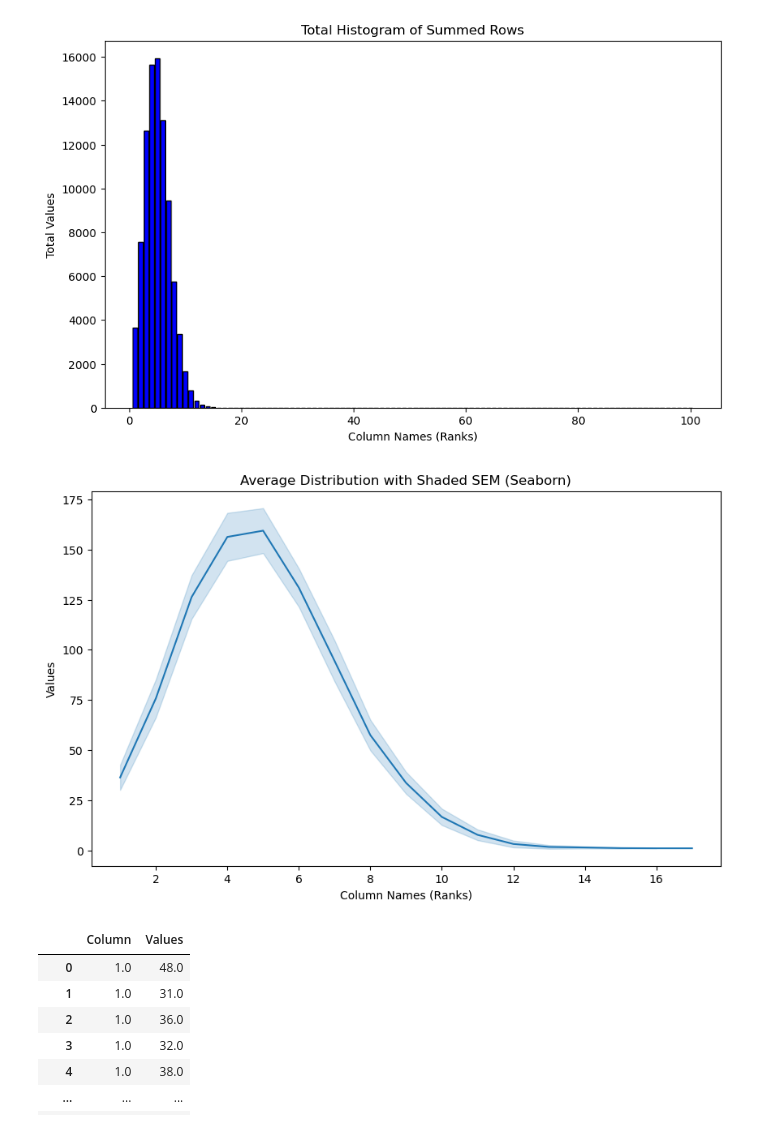
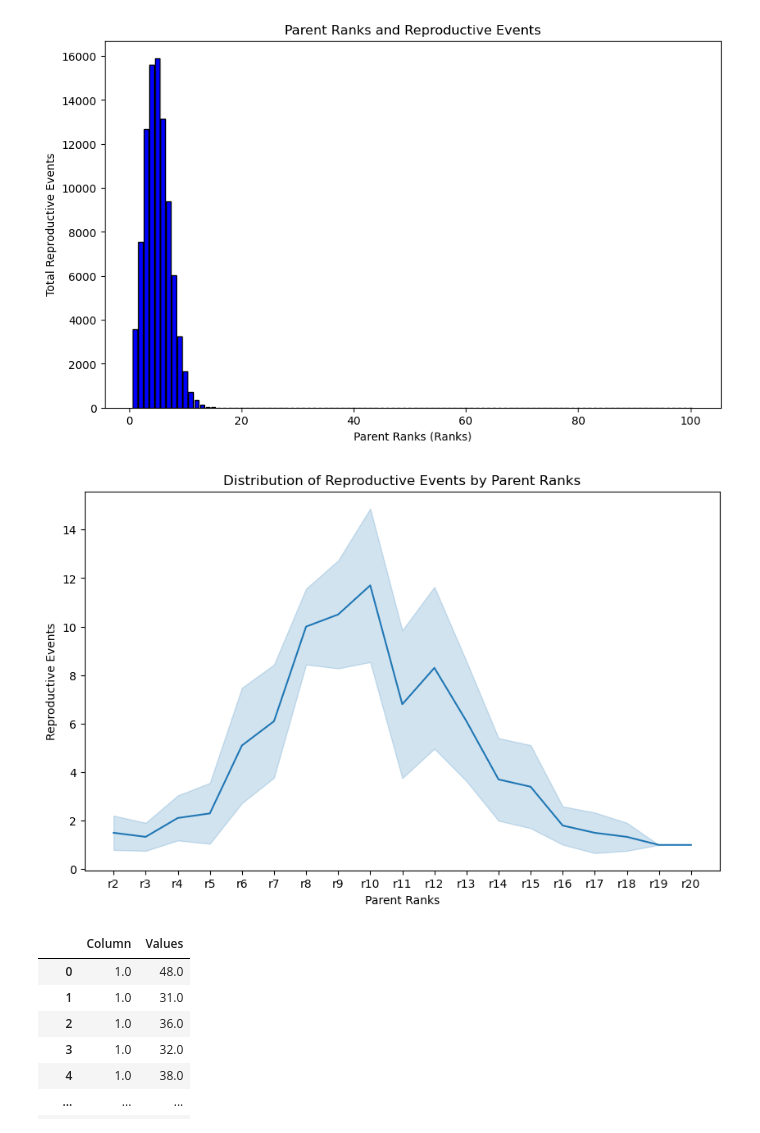
Before and after one commit to ko222uky/odell_tsptools_module, a Jupyter notebook: project4_main/test.ipynb, the cells around one changed output. Cells and saved outputs as stored; diff of their text form; code cells hidden in the pictures.

Commit message:
Finished GA algorithm with one crossover method and simple mutation. Plotting features included. Needs GUI.

```diff
--- a/project4_main/test.ipynb
+++ b/project4_main/test.ipynb
@@ -113,39 +119,52 @@ plt.figure(figsize=(10, 6))
 plt.bar(total_values.index, total_values.values, color='blue', edgecolor='black')
 
 # Add labels and title
-plt.xlabel('Column Names (Ranks)')
-plt.ylabel('Total Values')
-plt.title('Total Histogram of Summed Rows')
+plt.xlabel('Parent Ranks (Ranks)')
+plt.ylabel('Total Reproductive Events')
+plt.title('Parent Ranks and Reproductive Events')
 
 # Show the plot
 plt.show()
 # %% [output]
-[figure, old version]
+[figure, new version]
 # %%
+############################
+# Plot the parent reproductive events for a run
+############################
+import numpy as np
+import matplotlib.pyplot as plt
+import collections
+import pandas as pd
 import seaborn as sns
+
+complete_rank_offspring_df = pd.read_csv('parent_rank_offspring_number_df.csv', index_col=0)
+
 
 # Replace infinite values with NaN in the DataFrame before plotting
 complete_rank_offspring_df = complete_rank_offspring_df.replace([np.inf, -np.inf], np.nan)
 
 
 # Reset the DataFrame index to ensure proper plotting in Seaborn
 df_reset = complete_rank_offspring_df.reset_index(drop=True)
 
 
+# Melt the DataFrame
+df_melted = pd.melt(df_reset, var_name='Column', value_name='Events')
+
 
 # Plot the line graph with Seaborn (now using errorbar='sd' for shaded error bars)
 plt.figure(figsize=(10, 6))
-sns.lineplot(data=df_melted, x='Column', y='Values', errorbar='sd')
+sns.lineplot(data=df_melted, x='Column', y='Events', errorbar='sd')
 
 # Add labels and title
-plt.xlabel('Column Names (Ranks)')
-plt.ylabel('Values')
-plt.title('Average Distribution with Shaded SEM (Seaborn)')
+plt.xlabel('Parent Ranks')
+plt.ylabel('Reproductive Events')
+plt.title('Distribution of Reproductive Events by Parent Ranks')
 
 # Show the plot
 plt.show()
 # %% [output]
-[figure, old version]
+[figure, new version]
 # %%
 df_melted
 # %% [output]
```
Also changed, not shown: parts of 3 cells of this notebook, 3 other files.
